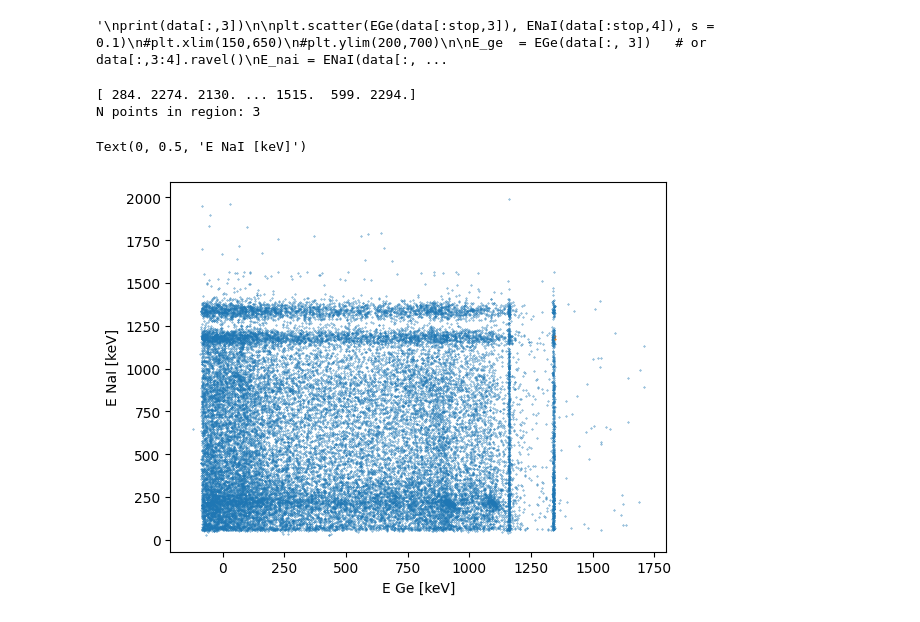
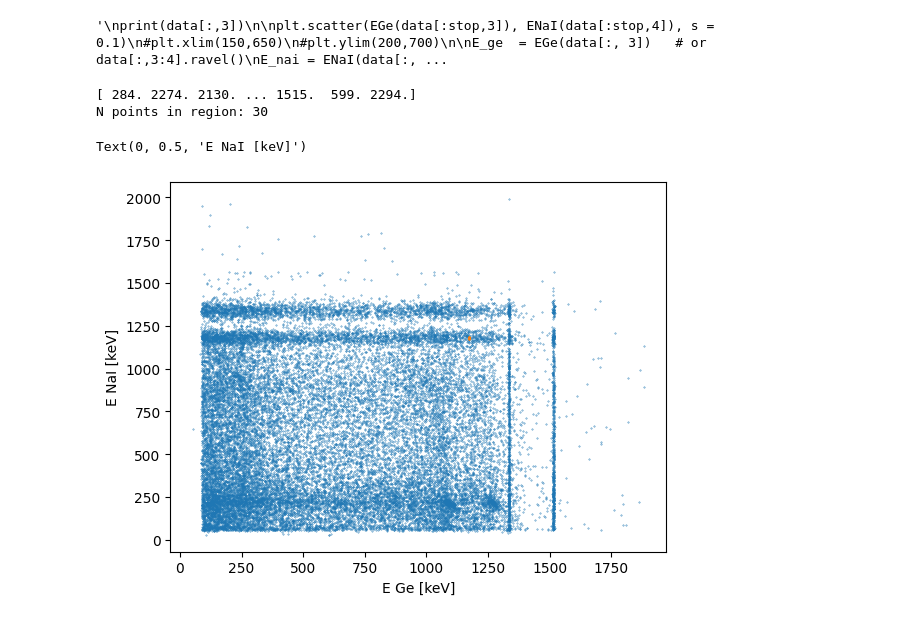
Before and after one commit to thexwon/P4, a Jupyter notebook: Gamma Coincidence Spectroscopy/gamma_code.ipynb, the cells around one changed output. Saved outputs shown, nothing was run; the diff lists cells and outputs as text; code cells hidden in the pictures.

```diff
--- a/Gamma Coincidence Spectroscopy/gamma_code.ipynb
+++ b/Gamma Coincidence Spectroscopy/gamma_code.ipynb
@@ -499,14 +499,14 @@ stop = 30000
 # %%
 print(data[:,3])
 
-plt.scatter(EGe(data[:stop,3])-174, ENaI(data[:stop,4]), s = 0.1)
+plt.scatter(EGe(data[:stop,3]), ENaI(data[:stop,4]), s = 0.1)
 #plt.xlim(150,650)
 #plt.ylim(200,700)
 plt.xlabel('E Ge [keV]')
 plt.ylabel('E NaI [keV]')
 #plt.show()
 
-E_ge  = EGe(data[:, 3])-174   # or data[:,3:4].ravel()
+E_ge  = EGe(data[:, 3])   # or data[:,3:4].ravel()
 E_nai = ENaI(data[:, 4])
 
 mask11 = (
@@ -516,32 +516,32 @@ mask11 = (
 
 mask12 = (
     (E_ge >= Co60_Ge_peak1 - Co60_Ge_sigma1) & (E_ge <= Co60_Ge_peak1 + Co60_Ge_sigma1) &
     (E_nai >= Co60_NaI_peak2 - Co60_NaI_sigma2) & (E_nai <= Co60_NaI_peak2 + Co60_NaI_sigma2)
 )
 
 mask21 = (
     (E_ge >= Co60_Ge_peak2 - Co60_Ge_sigma2) & (E_ge <= Co60_Ge_peak2 + Co60_Ge_sigma2) &
     (E_nai >= Co60_NaI_peak1 - Co60_NaI_sigma1) & (E_nai <= Co60_NaI_peak1 + Co60_NaI_sigma1)
 )
 
 mask22 = (
     (E_ge >= Co60_Ge_peak2 - Co60_Ge_sigma2) & (E_ge <= Co60_Ge_peak2 + Co60_Ge_sigma2) &
     (E_nai >= Co60_NaI_peak2 - Co60_NaI_sigma2) & (E_nai <= Co60_NaI_peak2 + Co60_NaI_sigma2)
 )
 
 mask = mask11
 
 indices = np.where(mask)[0]
 subset  = data[mask]
 count = np.sum(mask)
 
 print("N points in region:", count)
 
 plt.scatter(EGe(subset[:stop,3]), ENaI(subset[:stop,4]), s = 0.1)
 plt.xlabel('E Ge [keV]')
 plt.ylabel('E NaI [keV]')
 # %% [output]
 [ 284. 2274. 2130. ... 1515.  599. 2294.]
-N points in region: 3
+N points in region: 30
 Text(0, 0.5, 'E NaI [keV]')
-[figure, old version]
+[figure, new version]
```
